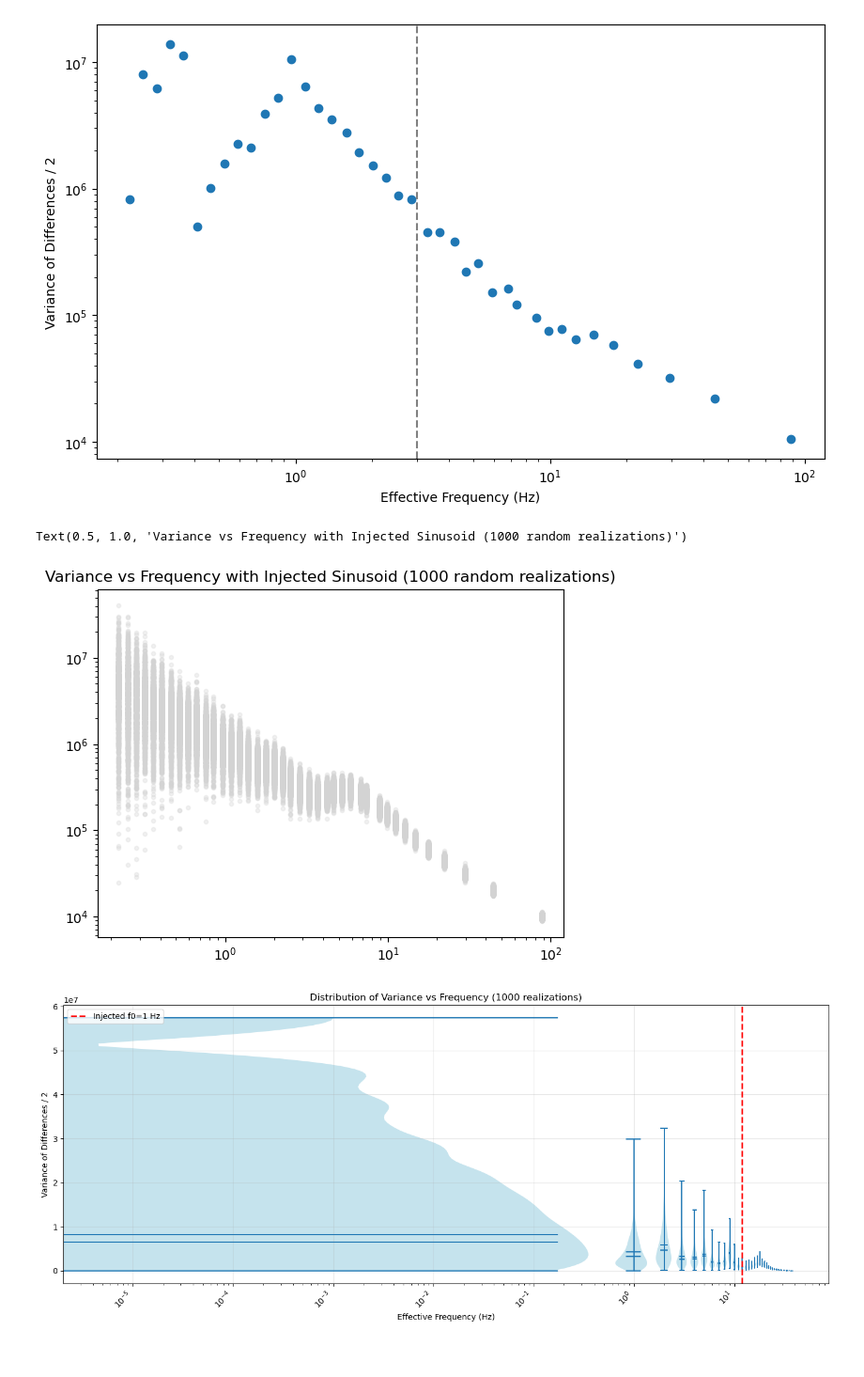
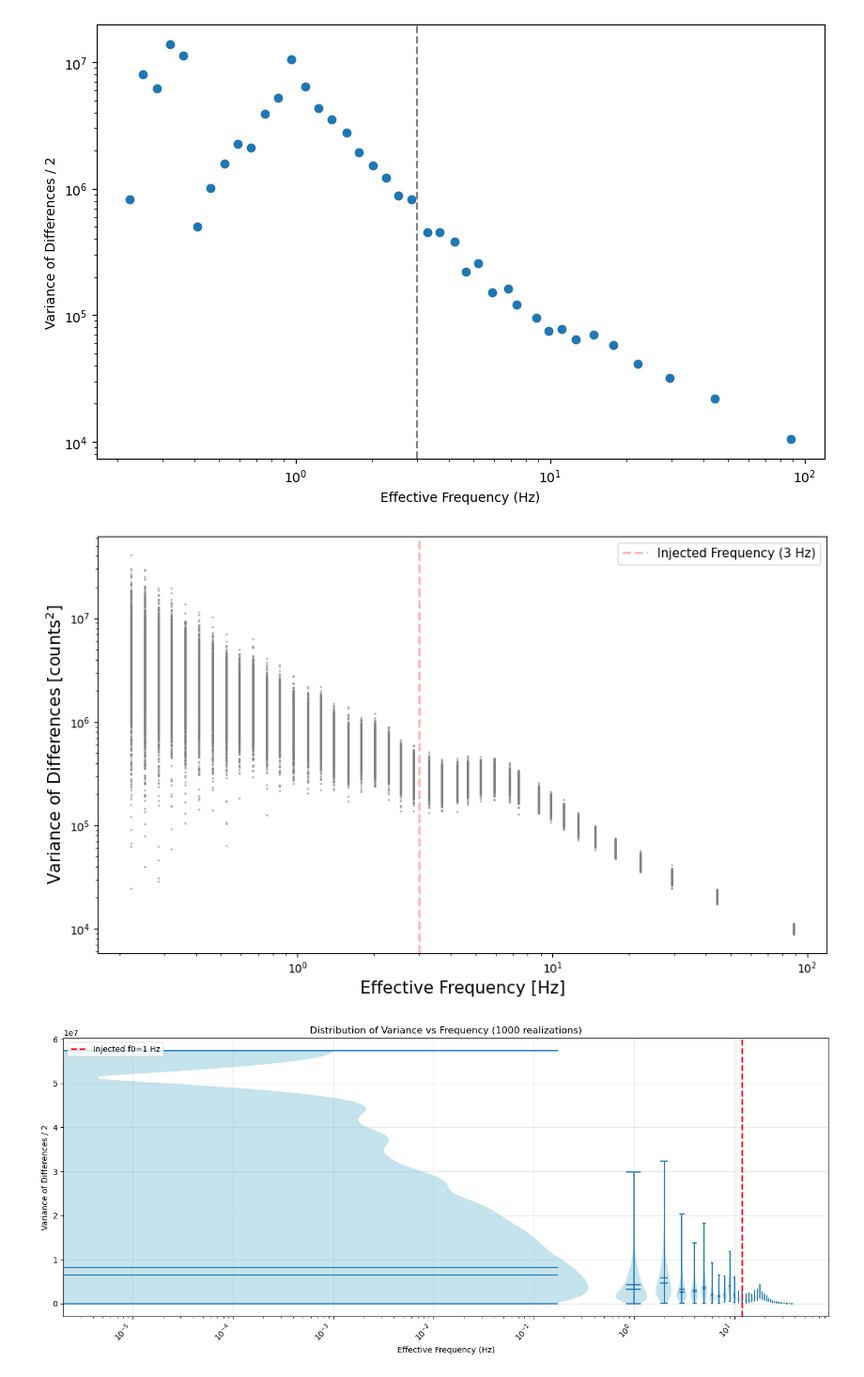
Before and after one commit to chase-urasaki/mirsi_sims, a Jupyter notebook: test_sim.ipynb, the cells around one changed output. Shown at 94% size. Drawn from its saved outputs; the diff is of its cells as text; code cells hidden in the pictures.

```diff
--- a/test_sim.ipynb
+++ b/test_sim.ipynb
@@ -239,20 +241,27 @@ plt.axvline(f0, color='gray', ls='--', label='Injected Frequency')
 # %% [output]
 <matplotlib.lines.Line2D at 0x...>
 [figure]
-# %%
-# now run 100 realizations of inject sinusoid and plot the results
-for seed in range(1000):
-    x = inject_sinusoid(nframes, frame_dt_s, A=A, f0=f0, white_rms=white_rms, offset=8000.0, seed=seed)
-    out = variance_vs_frequency_chop_proxy(x, coadds_list, frame_dt_s, method="sum", ddof=1)
-    plt.loglog(out['f_eff_hz'], out['var_diff']/2, '.', color='lightgray', alpha=0.3)
-    # make a violin plot of the predicted variance
-
-
-# Plot injected freuquency line and labels
-plt.title('Variance vs Frequency with Injected Sinusoid (1000 random realizations)')
-# %% [output]
-Text(0.5, 1.0, 'Variance vs Frequency with Injected Sinusoid (1000 random realizations)')
-[figure, removed]
+# %%
+# Initialize figure BEFORE loop
+fig, ax = plt.subplots(figsize=(10, 6))
+
+# Run realizations and plot
+for seed in range(1000):
+    x = inject_sinusoid(nframes, frame_dt_s, A=A, f0=f0, white_rms=white_rms, offset=8000.0, seed=seed)
+    out = variance_vs_frequency_chop_proxy(x, coadds_list, frame_dt_s, method="sum", ddof=1)
+    ax.loglog(out['f_eff_hz'], out['var_diff']/2, '.', color='gray', alpha=0.5, markersize=2)
+
+# Add formatting AFTER loop
+ax.axvline(f0, color='red', ls='--', linewidth=2, label=f'Injected Frequency ({f0} Hz)', alpha = 0.3,zorder=10)
+ax.set_xlabel('Effective Frequency [Hz]', fontsize=15)
+ax.set_ylabel(r'Variance of Differences [counts$^2$]', fontsize=15)
+ax.legend(fontsize=11)
+
+plt.tight_layout()
+plt.savefig('./figures/variance_vs_frequency_injected.png', dpi=600, bbox_inches='tight')
+plt.show()
+# %% [output]
+[figure, added]
 # %%
 # Collect all variance measurements organized by frequency
 from collections import defaultdict
```
Also changed, not shown: parts of 1 cell of this notebook, 23 other files.
